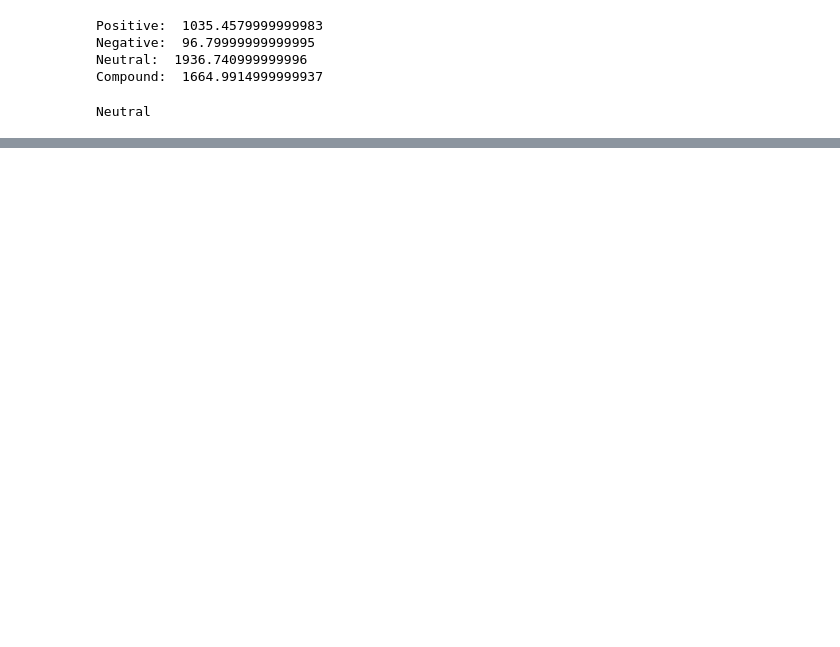
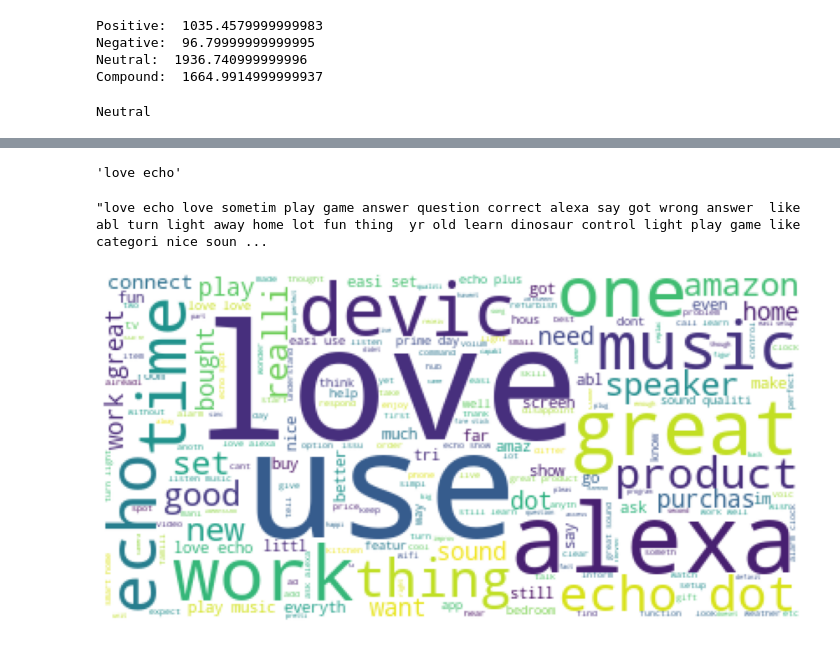
Before and after one commit to JoaquinGonzalezSimon/Data_science_and_ML_from_Medium, a Jupyter notebook: 220823_Amazon_Alexa_Reviews_Sentiment_Analysis_using_Python.ipynb, the cells around one changed output, grey strips where cells are left out. Drawn from its saved outputs; the diff is of its cells as text; code cells hidden in the pictures; blank space fills up the shorter version.

```diff
--- a/220823_Amazon_Alexa_Reviews_Sentiment_Analysis_using_Python.ipynb
+++ b/220823_Amazon_Alexa_Reviews_Sentiment_Analysis_using_Python.ipynb
@@ -114,0 +117,7 @@ Neutral
+# %%
+import re
+import string
+from nltk.corpus import stopwords
+nltk.download('stopwords')
+stemmer = nltk.SnowballStemmer('english')
+stopword = set(stopwords.words('english'))
@@ -114,0 +133,14 @@ Neutral
+# %%
+def clean(text):
+  text = str(text).lower()
+  text = re.sub(r'\[.*?\]', '', text)
+  text = re.sub(r'https?://\S+|www\.\S+', '', text)
+  text = re.sub(r'<.*?>+', '', text)
+  text = re.sub(r'[%s]' % re.escape(string.punctuation), '', text)
+  text = re.sub(r'\n', '', text)
+  text = re.sub(r'\w*\d\w*', '', text)
+  text = [word for word in text.split(' ') if word not in stopword]
+  text = ' '.join(text)
+  text = [stemmer.stem(word) for word in text.split(' ')]
+  text = ' '.join(text)
+  return text
@@ -114,0 +166,2 @@ Neutral
+# %%
+data['clean_text'] = data['verified_reviews'].apply(clean)
@@ -114,0 +188,18 @@ Neutral
+# %%
+data.clean_text[0]
+# %% [output]
+'love echo'
+# %%
+text = ' '.join(i for i in data.clean_text)
+text
+# %% [output]
+"love echo love sometim play game answer question correct alexa say got wrong answer  like abl turn light away home lot fun thing  yr old learn dinosaur control light play game like categori nice soun ...
+# %%
+stopwords = set(STOPWORDS)
+wordcloud = WordCloud(stopwords=stopwords, background_color='white').generate(text)
+plt.figure(figsize=(15,10))
+plt.imshow(wordcloud)
+plt.axis('off')
+plt.show()
+# %% [output]
+[figure, added]
```
Also changed, not shown: parts of 6 cells of this notebook.
